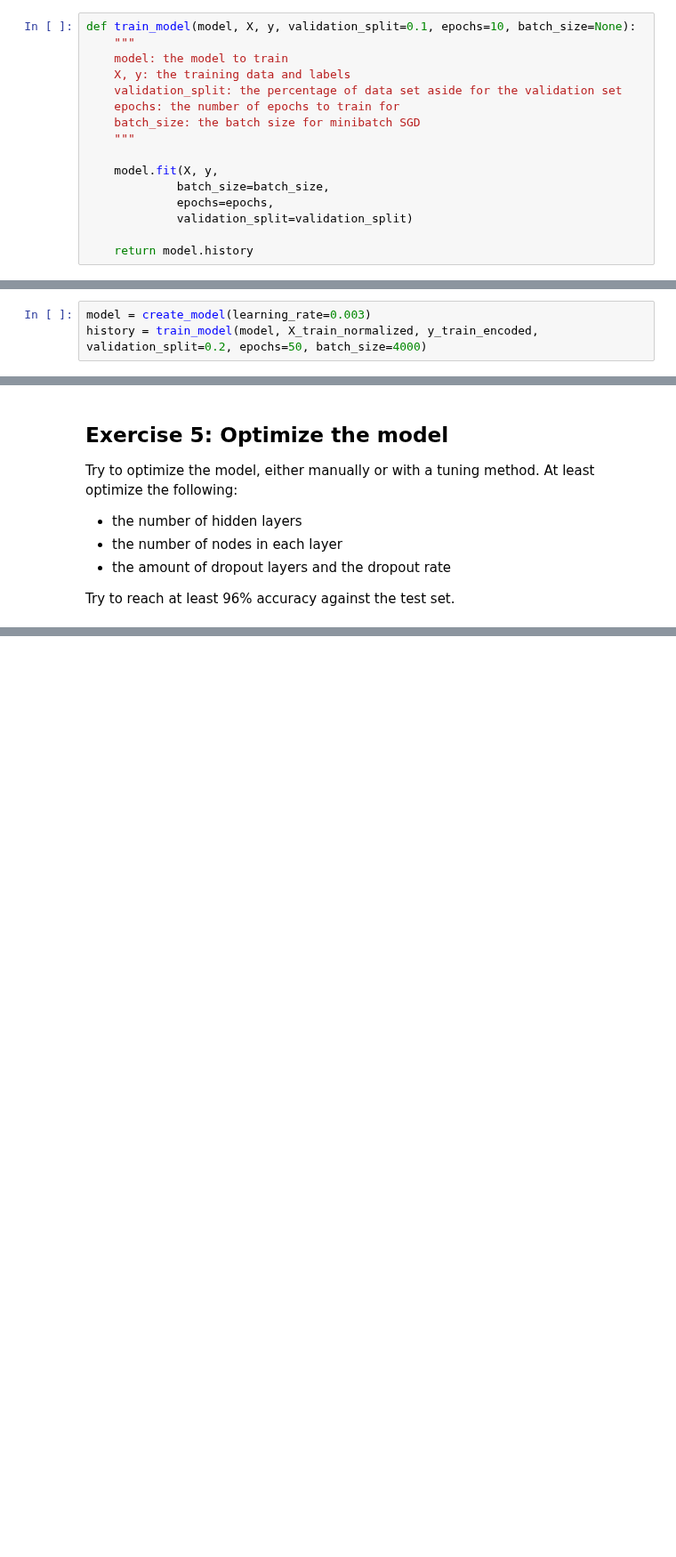
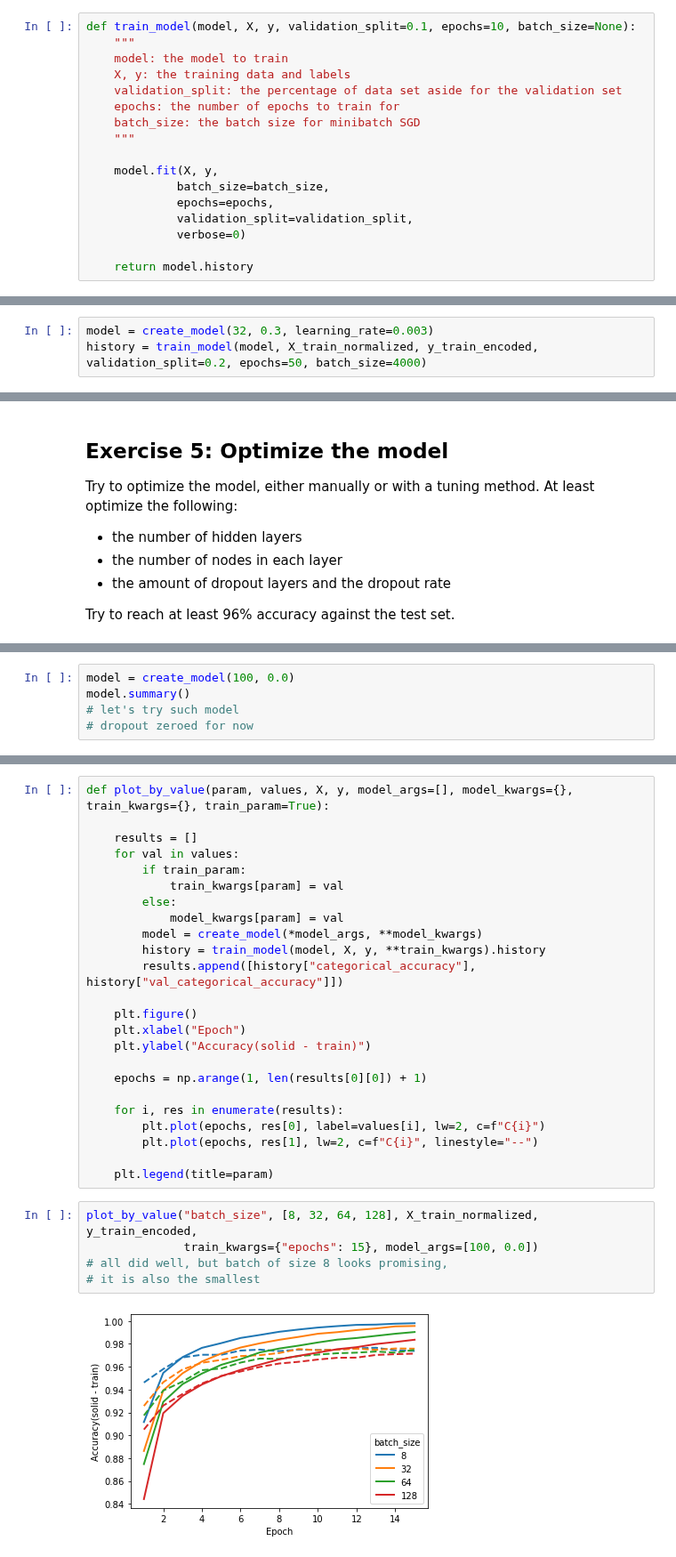
Before and after one commit to gekas145/tue-ml-course, a Jupyter notebook: labs/Lab 6 - Neural Networks.ipynb, the cells around one changed output, grey strips where cells are left out. Shown at 89% size. Saved outputs shown, nothing was run; the diff lists cells and outputs as text; blank space fills up the shorter version.

```diff
--- a/labs/Lab 6 - Neural Networks.ipynb
+++ b/labs/Lab 6 - Neural Networks.ipynb
@@ -101,7 +104,8 @@ def train_model(model, X, y, validation_split=0.1, epochs=10, batch_size=None):
     model.fit(X, y,
              batch_size=batch_size,
              epochs=epochs,
-             validation_split=validation_split)
+             validation_split=validation_split,
+             verbose=0)
 
     return model.history
 # %% [markdown]
@@ -112,5 +116,5 @@ Use default settings otherwise. Plot the learning curve of the loss, validation
 
 Feel free to use the plotting function below, or implement the callback from the tutorial to see results in real time.
 # %%
-model = create_model(learning_rate=0.003)
+model = create_model(32, 0.3, learning_rate=0.003)
 history = train_model(model, X_train_normalized, y_train_encoded, validation_split=0.2, epochs=50, batch_size=4000)
@@ -167,0 +170,5 @@ Try to reach at least 96% accuracy against the test set.
+# %%
+model = create_model(100, 0.0)
+model.summary()
+# let's try such model
+# dropout zeroed for now
@@ -167,0 +193,31 @@ Try to reach at least 96% accuracy against the test set.
+# %%
+def plot_by_value(param, values, X, y, model_args=[], model_kwargs={}, train_kwargs={}, train_param=True):
+
+    results = []
+    for val in values:
+        if train_param:
+            train_kwargs[param] = val
+        else:
+            model_kwargs[param] = val
+        model = create_model(*model_args, **model_kwargs)
+        history = train_model(model, X, y, **train_kwargs).history
+        results.append([history["categorical_accuracy"], history["val_categorical_accuracy"]])
+
+    plt.figure()
+    plt.xlabel("Epoch")
+    plt.ylabel("Accuracy(solid - train)")
+
+    epochs = np.arange(1, len(results[0][0]) + 1)
+
+    for i, res in enumerate(results):
+        plt.plot(epochs, res[0], label=values[i], lw=2, c=f"C{i}")
+        plt.plot(epochs, res[1], lw=2, c=f"C{i}", linestyle="--")
+
+    plt.legend(title=param)
+# %%
+plot_by_value("batch_size", [8, 32, 64, 128], X_train_normalized, y_train_encoded,
+              train_kwargs={"epochs": 15}, model_args=[100, 0.0])
+# all did well, but batch of size 8 looks promising,
+# it is also the smallest
+# %% [output]
+[figure, added]
```
Also changed, not shown: parts of 17 cells of this notebook.
